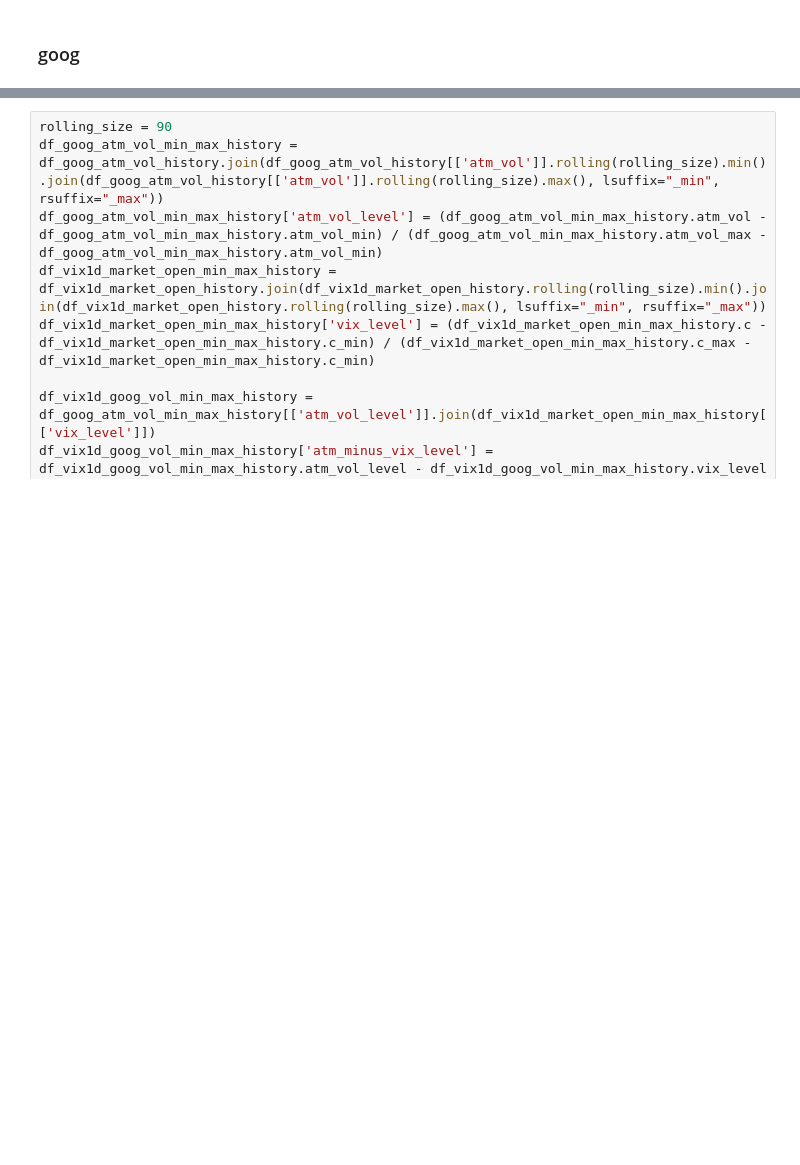
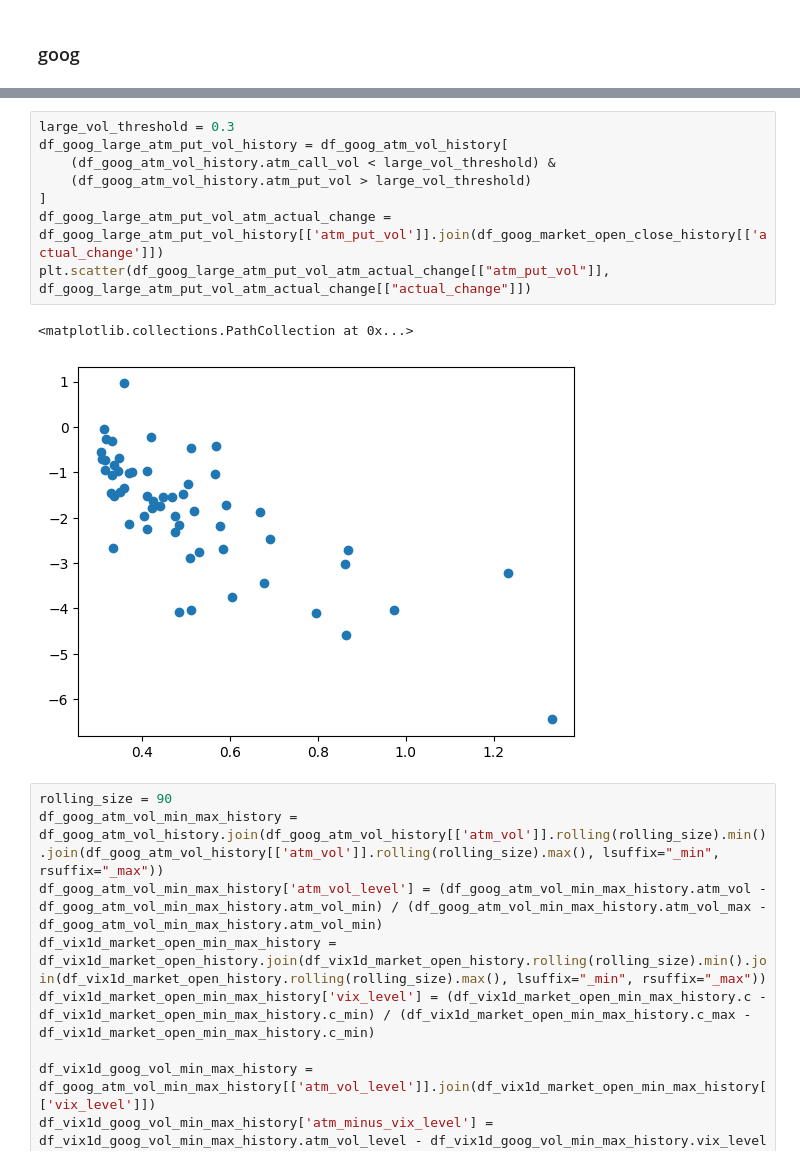
Before and after one commit to sculd/volatility_trading, a Jupyter notebook: sandbox_options.ipynb, the cells around one changed output, grey strips where cells are left out. Saved outputs shown, nothing was run; the diff lists cells and outputs as text; blank space fills up the shorter version.

```diff
--- a/sandbox_options.ipynb
+++ b/sandbox_options.ipynb
@@ -174,3 +192,14 @@ plt.scatter(df_goog_atm_put_vol_actual_change[["atm_put_vol"]], df_goog_atm_vol_
+# %%
+large_vol_threshold = 0.3
+df_goog_large_atm_put_vol_history = df_goog_atm_vol_history[
+    (df_goog_atm_vol_history.atm_call_vol < large_vol_threshold) &
+    (df_goog_atm_vol_history.atm_put_vol > large_vol_threshold)
+]
+df_goog_large_atm_put_vol_atm_actual_change = df_goog_large_atm_put_vol_history[['atm_put_vol']].join(df_goog_market_open_close_history[['actual_change']])
+plt.scatter(df_goog_large_atm_put_vol_atm_actual_change[["atm_put_vol"]], df_goog_large_atm_put_vol_atm_actual_change[["actual_change"]])
+# %% [output]
+<matplotlib.collections.PathCollection at 0x...>
+[figure, added]
 # %%
 rolling_size = 90
 df_goog_atm_vol_min_max_history = df_goog_atm_vol_history.join(df_goog_atm_vol_history[['atm_vol']].rolling(rolling_size).min().join(df_goog_atm_vol_history[['atm_vol']].rolling(rolling_size).max(), lsuffix="_min", rsuffix="_max"))
```
Also changed, not shown: parts of 7 cells of this notebook.
